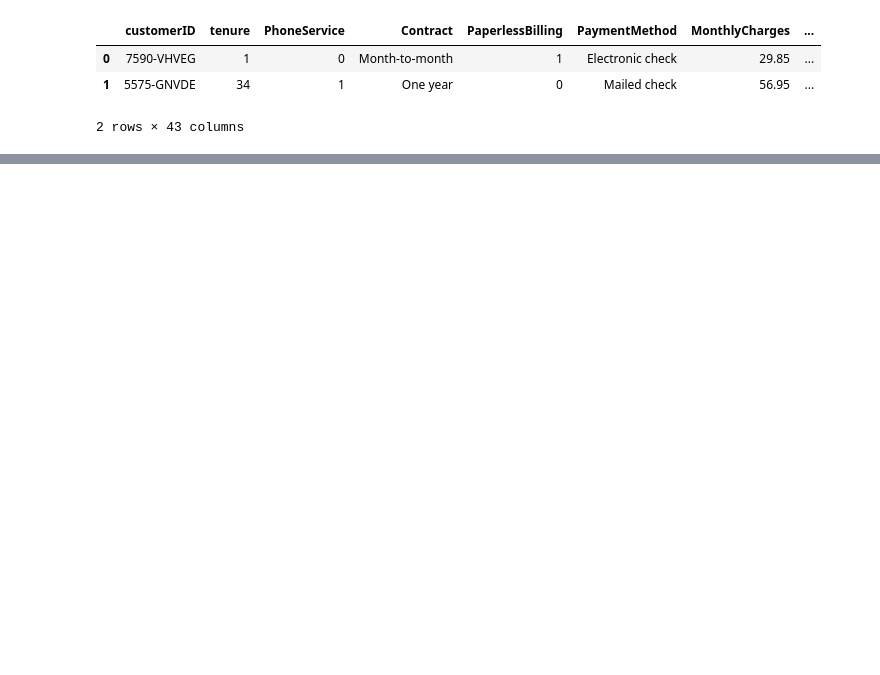
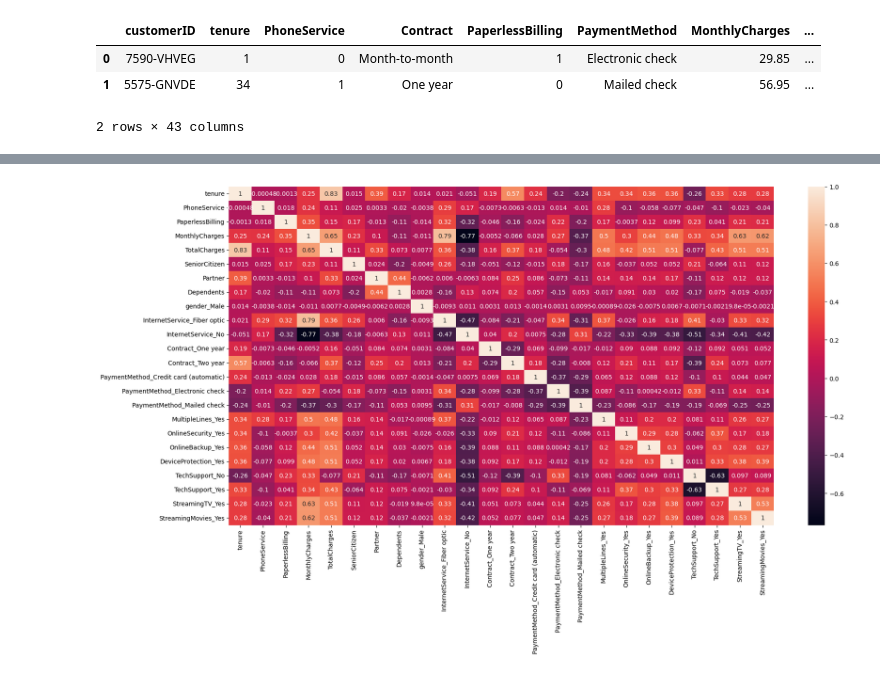
Before and after one commit to snehaljadhav2283/Telecom-Churn, a Jupyter notebook: Telecom_Churn_Logistic_Regression.ipynb, the cells around one changed output, grey strips where cells are left out. Saved outputs shown, nothing was run; the diff lists cells and outputs as text; code cells hidden in the pictures; blank space fills up the shorter version.

```diff
--- a/Telecom_Churn_Logistic_Regression.ipynb
+++ b/Telecom_Churn_Logistic_Regression.ipynb
@@ -189,0 +399,2 @@ telecom.head(2)
+# %%
+X_train = X_train.drop(["MultipleLines_No", "OnlineBackup_No", "DeviceProtection_No", "OnlineSecurity_No", "DeviceProtection_No", "StreamingTV_No", "StreamingMovies_No"], axis=1)
@@ -189,0 +403,8 @@ telecom.head(2)
+# %%
+# After dropping variable let's see the correlation
+
+plt.figure(figsize=(20,10))
+sns.heatmap(X_train.corr(), annot=True)
+plt.show()
+# %% [output]
+[figure, added]
```
Also changed, not shown: parts of 63 cells of this notebook.
